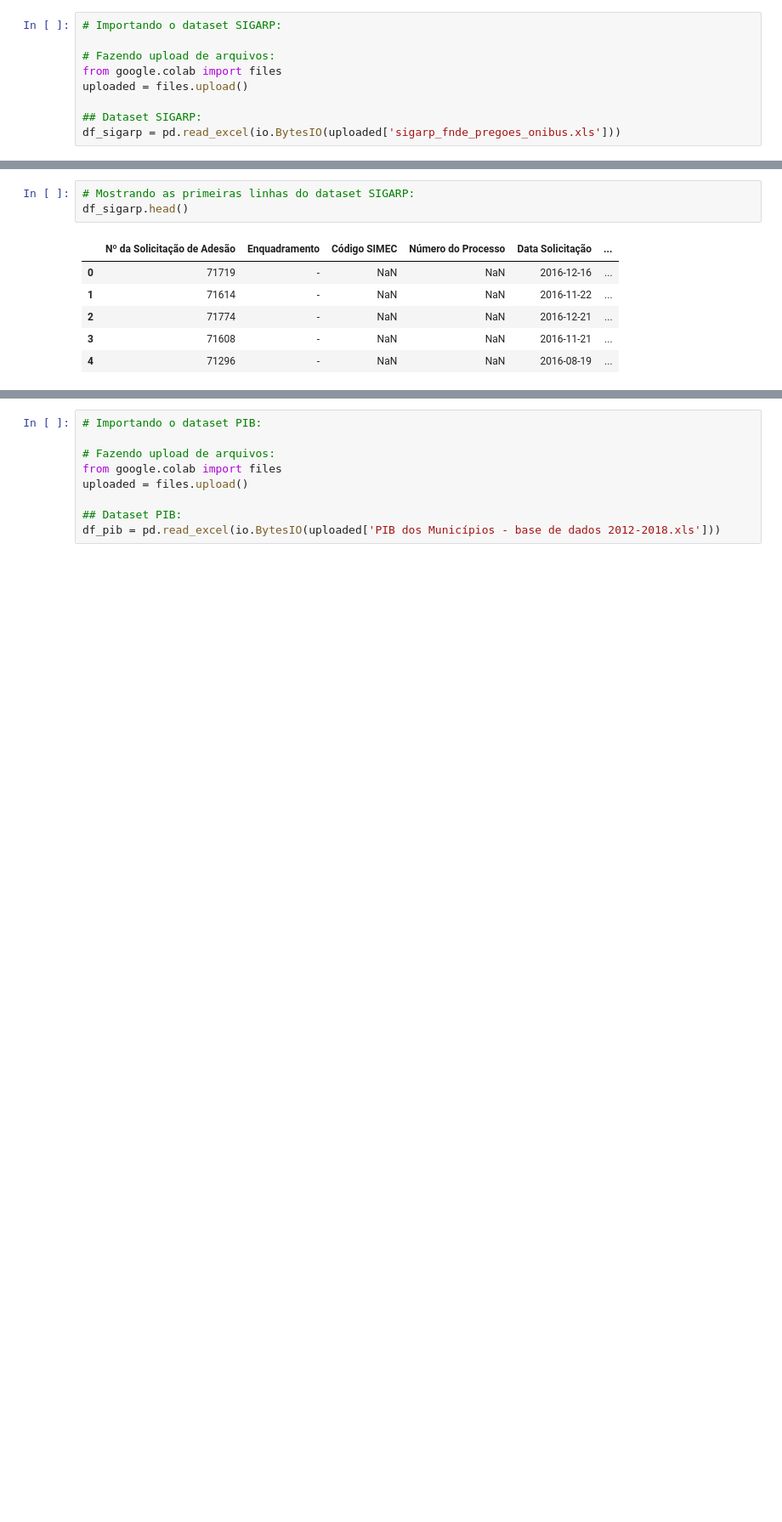
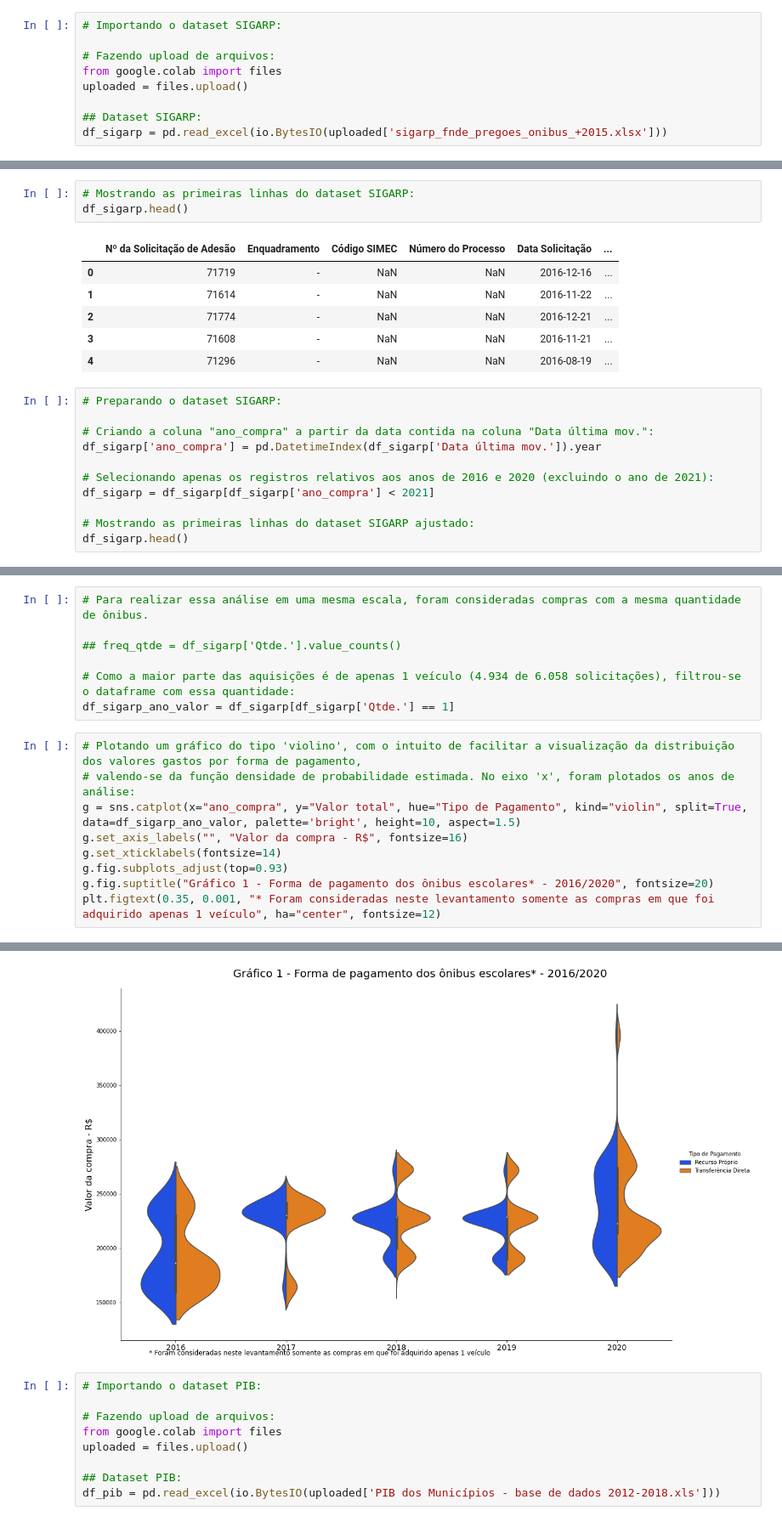
Before and after one commit to sssouto/caminho-da-escola, a Jupyter notebook: TrabalhoFinal_SanderSoaresSouto.ipynb, the cells around one changed output, grey strips where cells are left out. Shown: that part at 85% size. Cells and saved outputs as stored; diff of their text form; blank space fills up the shorter version.

```diff
--- a/TrabalhoFinal_SanderSoaresSouto.ipynb
+++ b/TrabalhoFinal_SanderSoaresSouto.ipynb
@@ -61,4 +61,4 @@ from google.colab import files
 uploaded = files.upload()
 
 ## Dataset SIGARP:
-df_sigarp = pd.read_excel(io.BytesIO(uploaded['sigarp_fnde_pregoes_onibus.xls']))
+df_sigarp = pd.read_excel(io.BytesIO(uploaded['sigarp_fnde_pregoes_onibus_+2015.xlsx']))
@@ -72,3 +75,14 @@ df_sigarp.head()
 | 2 | 71774 | - | NaN | NaN | 2016-12-21 | ... |
 | 3 | 71608 | - | NaN | NaN | 2016-11-21 | ... |
 | 4 | 71296 | - | NaN | NaN | 2016-08-19 | ... |
+# %%
+# Preparando o dataset SIGARP:
+
+# Criando a coluna "ano_compra" a partir da data contida na coluna "Data última mov.":
+df_sigarp['ano_compra'] = pd.DatetimeIndex(df_sigarp['Data última mov.']).year
+
+# Selecionando apenas os registros relativos aos anos de 2016 e 2020 (excluindo o ano de 2021):
+df_sigarp = df_sigarp[df_sigarp['ano_compra'] < 2021]
+
+# Mostrando as primeiras linhas do dataset SIGARP ajustado:
+df_sigarp.head()
@@ -74,0 +98,17 @@ df_sigarp.head()
+# %%
+# Para realizar essa análise em uma mesma escala, foram consideradas compras com a mesma quantidade de ônibus.
+
+## freq_qtde = df_sigarp['Qtde.'].value_counts()
+
+# Como a maior parte das aquisições é de apenas 1 veículo (4.934 de 6.058 solicitações), filtrou-se o dataframe com essa quantidade:
+df_sigarp_ano_valor = df_sigarp[df_sigarp['Qtde.'] == 1]
+# %%
+# Plotando um gráfico do tipo 'violino', com o intuito de facilitar a visualização da distribuição dos valores gastos por forma de pagamento,
+# valendo-se da função densidade de probabilidade estimada. No eixo 'x', foram plotados os anos de análise:
+g = sns.catplot(x="ano_compra", y="Valor total", hue="Tipo de Pagamento", kind="violin", split=True, data=df_sigarp_ano_valor, palette='bright', height=10, aspect=1.5)
+g.set_axis_labels("", "Valor da compra - R$", fontsize=16)
+g.set_xticklabels(fontsize=14)
+g.fig.subplots_adjust(top=0.93)
+g.fig.suptitle("Gráfico 1 - Forma de pagamento dos ônibus escolares* - 2016/2020", fontsize=20)
+plt.figtext(0.35, 0.001, "* Foram consideradas neste levantamento somente as compras em que foi adquirido apenas 1 veículo", ha="center", fontsize=12)
+# %% [output]
@@ -75,3 +116,4 @@ df_sigarp.head()
+[figure, added]
 # %%
 # Importando o dataset PIB:
 
```
Also changed, not shown: parts of 6 cells of this notebook.
